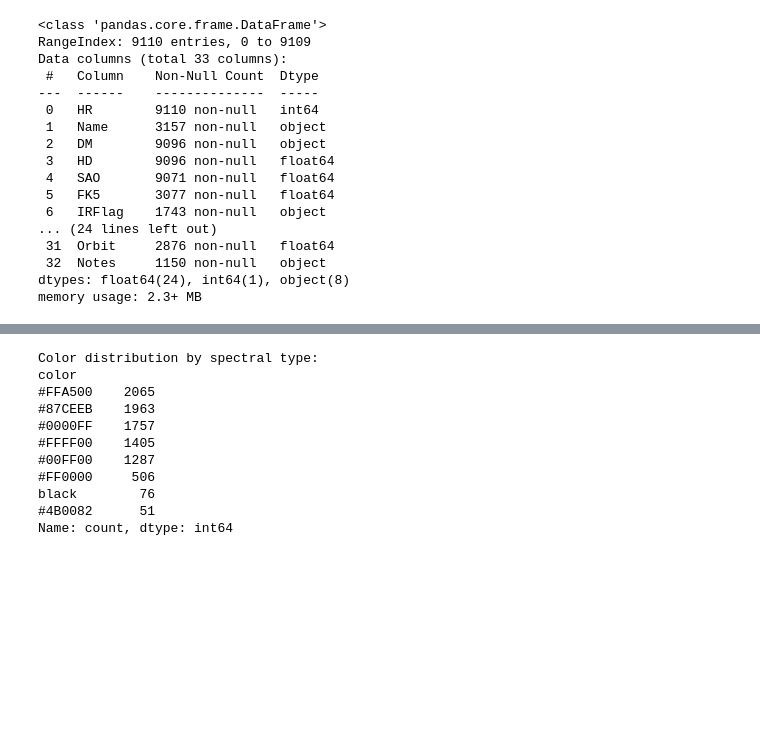
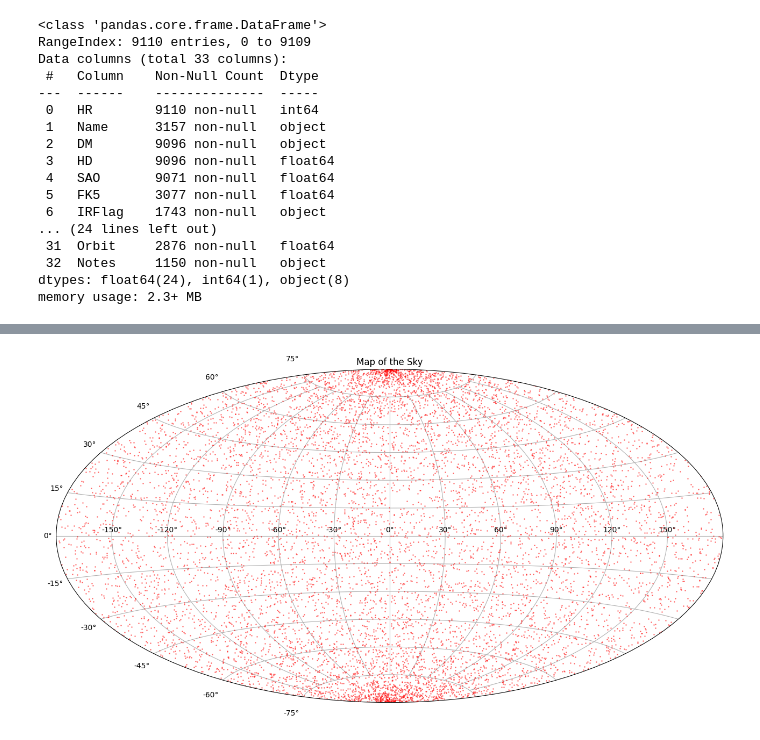
Before and after one commit to manish-mogan/Projects-Portfolio, a Jupyter notebook: HWK7.ipynb, the cells around one changed output, grey strips where cells are left out. Cells and saved outputs as stored; diff of their text form; code cells hidden in the pictures; blank space fills up the shorter version.

```diff
--- a/HWK7.ipynb
+++ b/HWK7.ipynb
@@ -111,40 +114,47 @@ Sample values:
 # %%
 ## Step 4: Assign Colors by Spectral Type
 # %%
-def get_star_color(sptype):
-    if pd.isna(sptype) or sptype == '':
-        return 'black'
+def color_for_sptype(sptype):
+    if isinstance(sptype, str):
+        if sptype.startswith('O'): return 'darkviolet'
+        elif sptype.startswith('B'): return 'blue'
+        elif sptype.startswith('A'): return 'deepskyblue'
+        elif sptype.startswith('F'): return 'green'
+        elif sptype.startswith('G'): return 'yellow'
+        elif sptype.startswith('K'): return 'orange'
+        elif sptype.startswith('M'): return 'red'
+    return 'black'
 
-    first_char = str(sptype).strip()[0].upper()
-
-    color_map = {
-        'O': '#4B0082',
-        'B': '#0000FF',
-        'A': '#87CEEB',
-        'F': '#00FF00',
-        'G': '#FFFF00',
-        'K': '#FFA500',
-        'M': '#FF0000',
-    }
-
-    return color_map.get(first_char, 'black')
-
-df['color'] = df['SpType'].apply(get_star_color)
-
-print("Color distribution by spectral type:")
-print(df['color'].value_counts())
+df['color'] = df['SpType'].apply(color_for_sptype)
-# %% [output]
-Color distribution by spectral type:
-color
-#FFA500    2065
-#87CEEB    1963
-#0000FF    1757
-#FFFF00    1405
-#00FF00    1287
-#FF0000     506
-black        76
-#4B0082      51
-Name: count, dtype: int64
+# %%
+##Step 5: Plot the Sky Map
+
+# import libraries
+import math
+import random
+import matplotlib.pyplot as plt
+
+# generate random coordinates for 9000 stars
+long = []   # array to store longitudes
+lat = []    # array to store latitudes
+for i in range (9000):
+    # generate numbers between -pi and pi
+    long.append (random.random() * (2 * math.pi) - math.pi)
+
+    # generate numbers between -pi/2 and pi/2
+    lat.append (random.random() * (math.pi) - (math.pi)/2)
+
+
+# create the plot
+plt.figure (figsize = (16, 8.4))
+plt.subplot (projection = "aitoff")
+plt.title ("Map of the Sky")
+plt.plot (long, lat, 'o', markersize = 1, alpha = 0.4, color = 'r')
+plt.grid (True)
+plt.savefig ('sky_map.pdf')
+plt.show()
+# %% [output]
+[figure, added]
 # %%
 ## Step 5a: All-Sky Map in Equatorial Coordinates
 # %%
```
Also changed, not shown: parts of 4 cells of this notebook, 3 other files.
